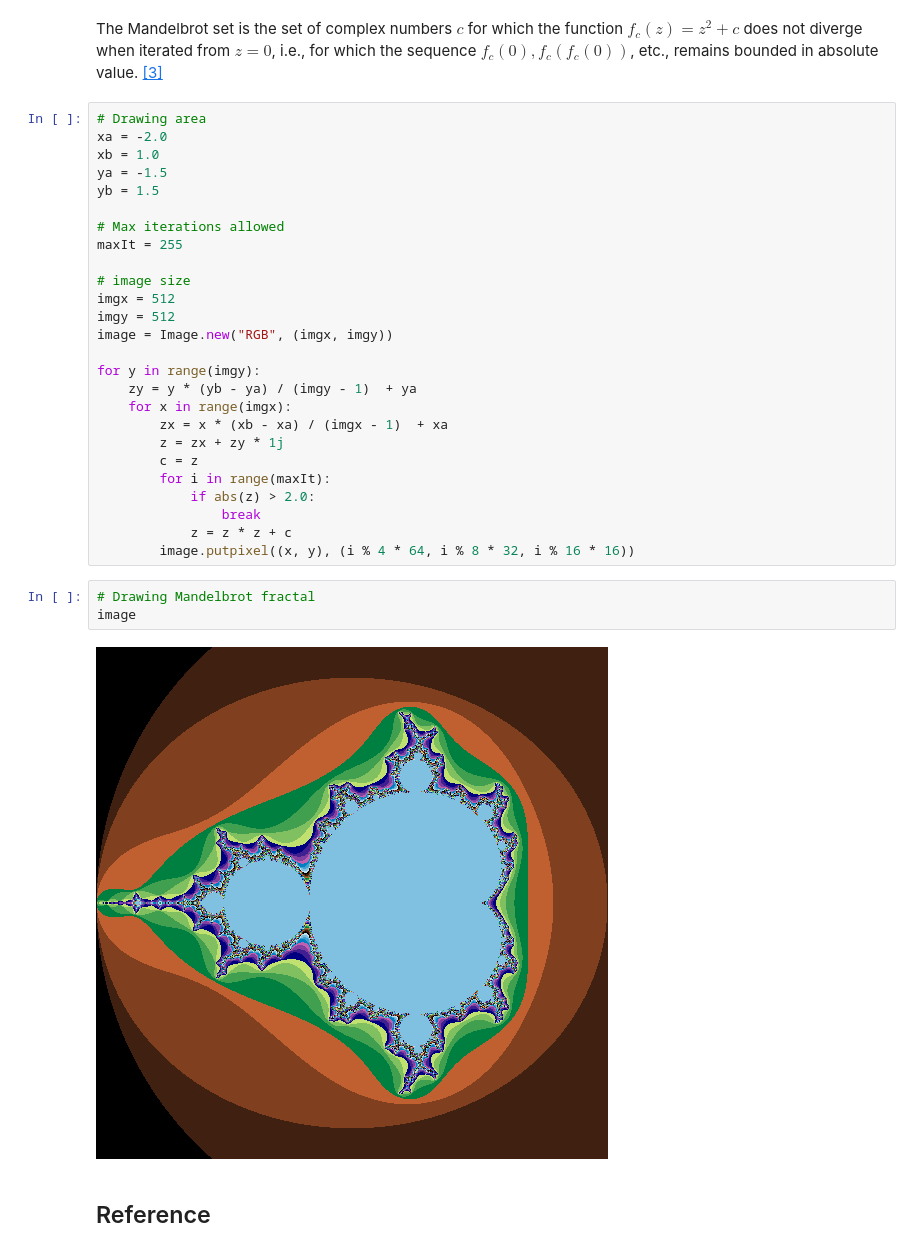
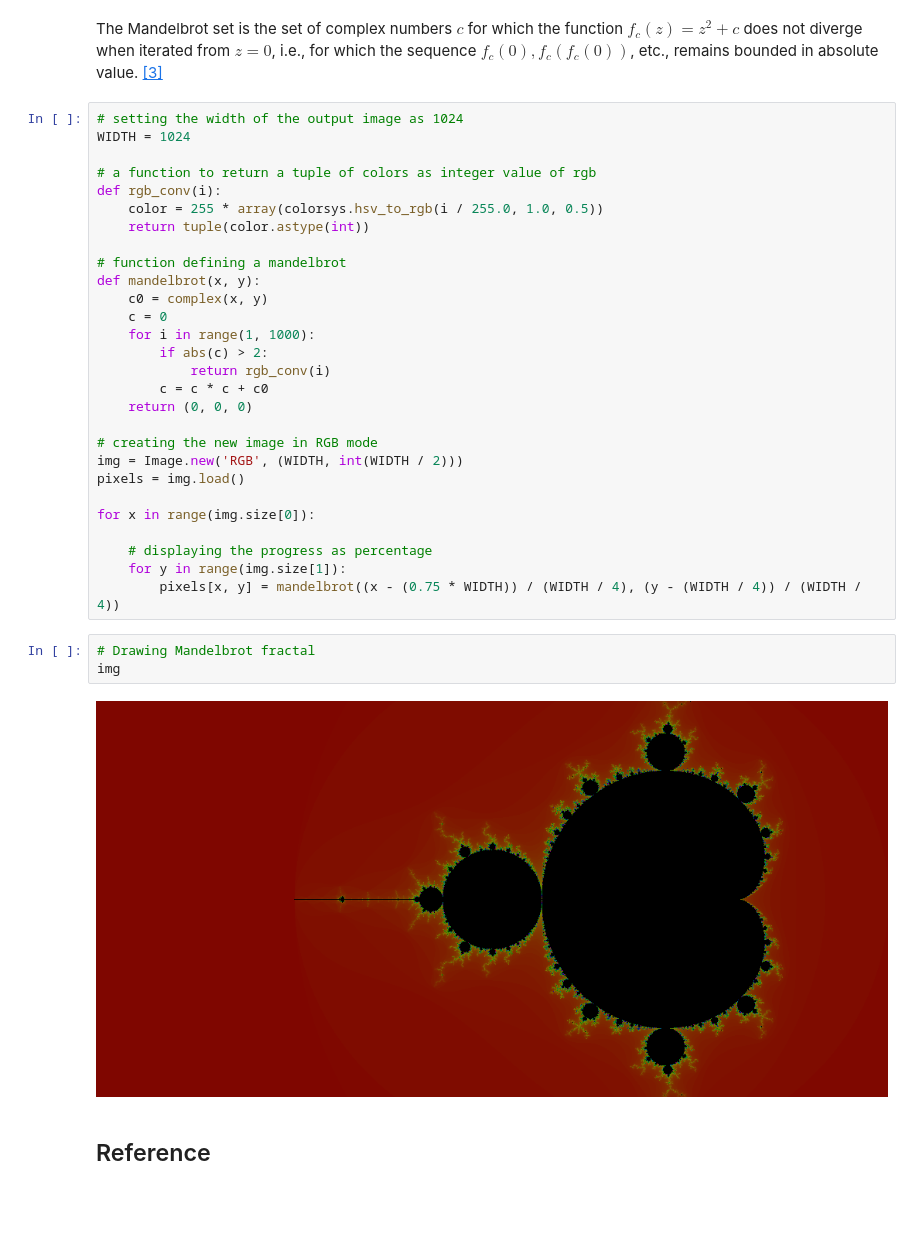
Before and after one commit to ansegura7/Algorithms, a Jupyter notebook: chaotic-systems/ChaoticSystems.ipynb, the cells around one changed output. Drawn from its saved outputs; the diff is of its cells as text; blank space fills up the shorter version.

Commit message:
Update Chaotic System
Updated Mandelbrot Fractal

```diff
--- a/chaotic-systems/ChaoticSystems.ipynb
+++ b/chaotic-systems/ChaoticSystems.ipynb
@@ -90,37 +93,39 @@ In mathematics, a fractal is a subset of a Euclidean space for which the Hausdor
 ### Mandelbrot set
 # %% [markdown]
 The Mandelbrot set is the set of complex numbers $c$ for which the function $ f_{c}(z)=z^{2}+c $ does not diverge when iterated from $ z=0 $, i.e., for which the sequence $ f_{c}(0), f_{c}(f_{c}(0)) $, etc., remains bounded in absolute value. <a href="#link_tree">[3]</a>
-# %%
-# Drawing area
-xa = -2.0
-xb = 1.0
-ya = -1.5
-yb = 1.5
-
-# Max iterations allowed
-maxIt = 255
-
-# image size
-imgx = 512
-imgy = 512
-image = Image.new("RGB", (imgx, imgy))
-
-for y in range(imgy):
-    zy = y * (yb - ya) / (imgy - 1)  + ya
-    for x in range(imgx):
-        zx = x * (xb - xa) / (imgx - 1)  + xa
-        z = zx + zy * 1j
-        c = z
-        for i in range(maxIt):
-            if abs(z) > 2.0:
-                break
-            z = z * z + c
-        image.putpixel((x, y), (i % 4 * 64, i % 8 * 32, i % 16 * 16))
+# %%
+# setting the width of the output image as 1024
+WIDTH = 1024
+
+# a function to return a tuple of colors as integer value of rgb
+def rgb_conv(i):
+    color = 255 * array(colorsys.hsv_to_rgb(i / 255.0, 1.0, 0.5))
+    return tuple(color.astype(int))
+
+# function defining a mandelbrot
+def mandelbrot(x, y):
+    c0 = complex(x, y)
+    c = 0
+    for i in range(1, 1000):
+        if abs(c) > 2:
+            return rgb_conv(i)
+        c = c * c + c0
+    return (0, 0, 0)
+
+# creating the new image in RGB mode
+img = Image.new('RGB', (WIDTH, int(WIDTH / 2)))
+pixels = img.load()
+
+for x in range(img.size[0]):
+
+    # displaying the progress as percentage
+    for y in range(img.size[1]):
+        pixels[x, y] = mandelbrot((x - (0.75 * WIDTH)) / (WIDTH / 4), (y - (WIDTH / 4)) / (WIDTH / 4))
 # %%
 # Drawing Mandelbrot fractal
-image
+img
 # %% [output]
-[figure, old version]
+[figure, new version]
 # %% [markdown]
 ## Reference
 # %% [markdown]
```
Also changed, not shown: parts of 5 cells of this notebook, 1 other file.
